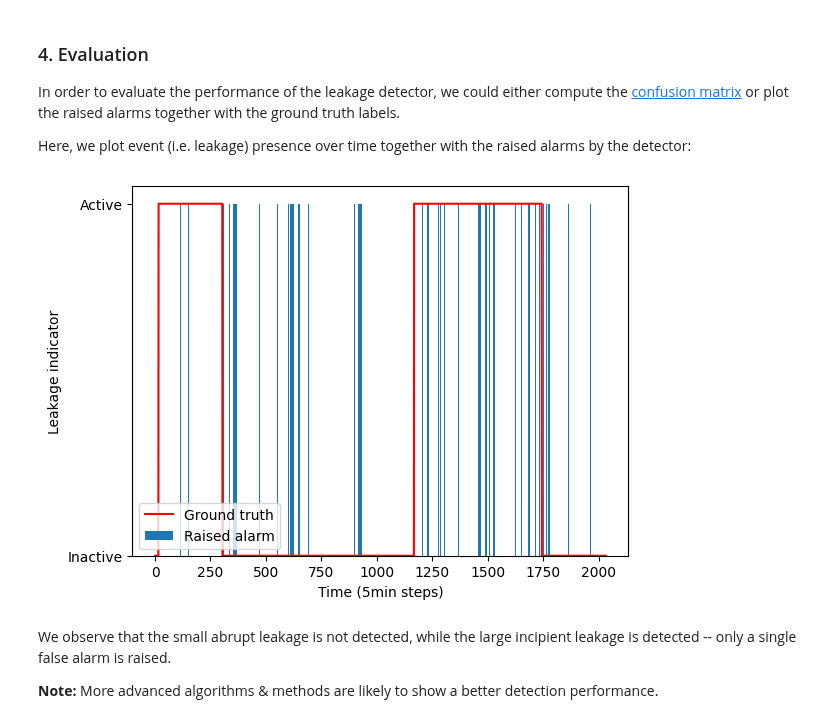
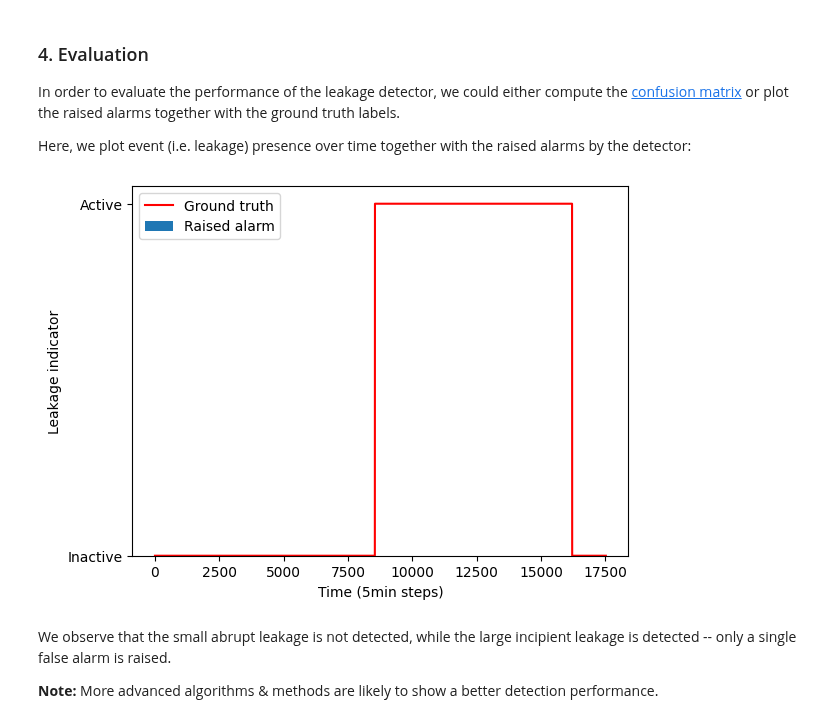
Before and after one commit to ChonsShadow/leak_localisation, a Jupyter notebook: epytflow_leakagedetection.ipynb, the cells around one changed output. Cells and saved outputs as stored; diff of their text form; code cells hidden in the pictures.

```diff
--- a/epytflow_leakagedetection.ipynb
+++ b/epytflow_leakagedetection.ipynb
@@ -225,11 +248,14 @@ Prepare the simulation results for calibrating (i.e. creating) a Machine Learnin
 - Create ground-truth labels utilizing the [`time_points_to_one_hot_encoding()`](https://epyt-flow.readthedocs.io/en/stable/epyt_flow.html#epyt_flow.utils.time_points_to_one_hot_encoding) helper function.
 # %%
 # Concatenate pressure and flow readings into a single feature vector
-X = np.concatenate((scada_data.get_data_pressures(), scada_data.get_data_flows()), axis=1)
+# X = np.concatenate((scada_data.get_data_pressures(), scada_data.get_data_flows()), axis=1)
+X = {key: scada_data[key].get_data_pressures()[:, sensor_placements] for key in scen_keys}
 
 # Build ground-truth labels -- i.e. indicator of events
-events_times = [int(t / params["hydraulic_time_step"])
-                for t in scenario.get_events_active_time_points()]
-y = time_points_to_one_hot_encoding(events_times, total_length=X.shape[0])
+y = {}
+for i, scenario in enumerate(scen_keys):
+    events_times = [int(t / configs[i].general_params["hydraulic_time_step"])
+                for t in scenarios[scenario].get_events_active_time_points()]
+    y[scenario] = time_points_to_one_hot_encoding(events_times, total_length=X[scenario].shape[0])
 # %% [markdown]
 the following three
@@ -275,0 +264,16 @@ X_test, y_test = X[split_point:, :], y[split_point:]
+# %%
+X_train, y_train, X_test, y_test = [], [], {}, {}
+for i, key in enumerate(scen_keys):
+    if i< len(scen_keys) * 0.8:  # 80% for training
+        X_train.append(X[key])
+        y_train.append(y[key])
+    else:  # 20% for testing
+        X_test[key] = X[key]
+        y_test[key] = y[key]
+X_train = np.vstack(X_train)        # shape → (total_samples, n_features)
+y_train = np.concatenate(y_train)   # shape → (total_samples,)
+#split_point = 2000
+#X_train, y_train = X[:split_point, :], y[:split_point]
+#X_test, y_test = X[split_point:, :], y[split_point:]
+print("X_train shape:", X_train.shape)
+print("y_train shape:", y_train.shape)
@@ -291,9 +298,12 @@ We use this event detector to detect leakages in our generated scenario.
 We create and calibrate (i.e. fit) the leakage detector to the first week of simulated data:
 # %%
 detector = SensorInterpolationDetector()
+mixed_clf = mixed_model_classification_fit(50, X_train, y_train)
+
 detector.fit(X_train)
 # %% [markdown]
 Apply the detector to the test data (i.e. second week of simulated data):
 # %%
-suspicious_time_points = detector.apply(X_test)
-y_test_pred = time_points_to_one_hot_encoding(suspicious_time_points, X_test.shape[0])
+#suspicious_time_points = detector.apply(X_test)
+suspicious_time_points = mixed_model_classification_predict(mixed_clf, X_test[scen_keys[8]], y_test[scen_keys[9]])
+y_test_pred = time_points_to_one_hot_encoding(suspicious_time_points, X_test[scen_keys[8]].shape[0])
@@ -305,15 +323,15 @@ In order to evaluate the performance of the leakage detector, we could either co
 Here, we plot event (i.e. leakage) presence over time together with the raised alarms by the detector:
 # %%
 plt.figure()
-plt.plot(list(range(len(y_test))), y_test, color="red", label="Ground truth")
+plt.plot(list(range(len(y_test[scen_keys[8]]))), y_test[scen_keys[8]], color="red", label="Ground truth")
 plt.bar(list(range(len(y_test_pred))), y_test_pred, label="Raised alarm")
 plt.legend()
 plt.ylabel("Leakage indicator")
 plt.yticks([0, 1], ["Inactive", "Active"])
 plt.xlabel("Time (5min steps)")
 plt.show()
 # %% [output]
-[figure, old version]
+[figure, new version]
 # %% [markdown]
 We observe that the small abrupt leakage is not detected, while the large incipient leakage is detected -- only a single false alarm is raised.
 
```
Also changed, not shown: parts of 19 cells of this notebook.
